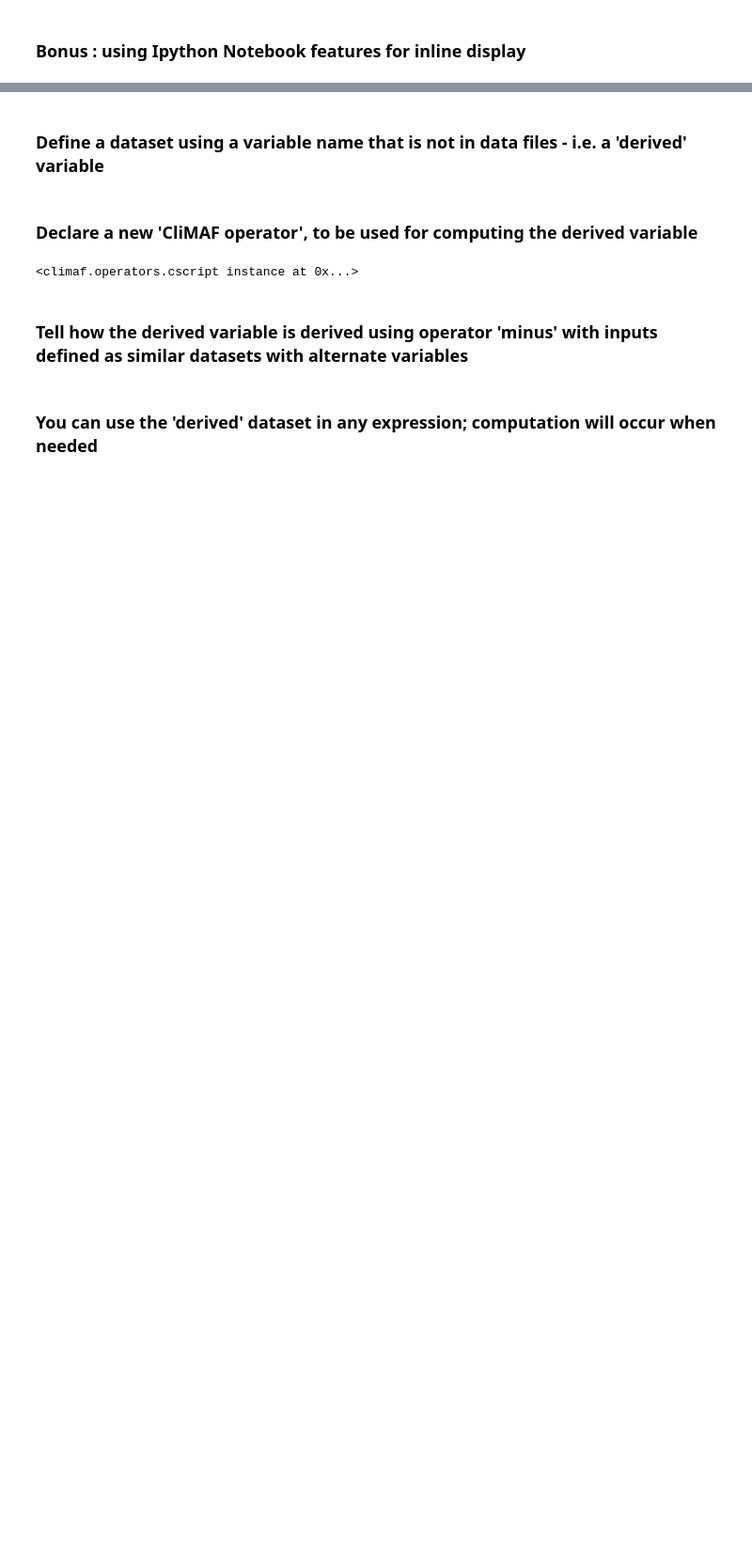
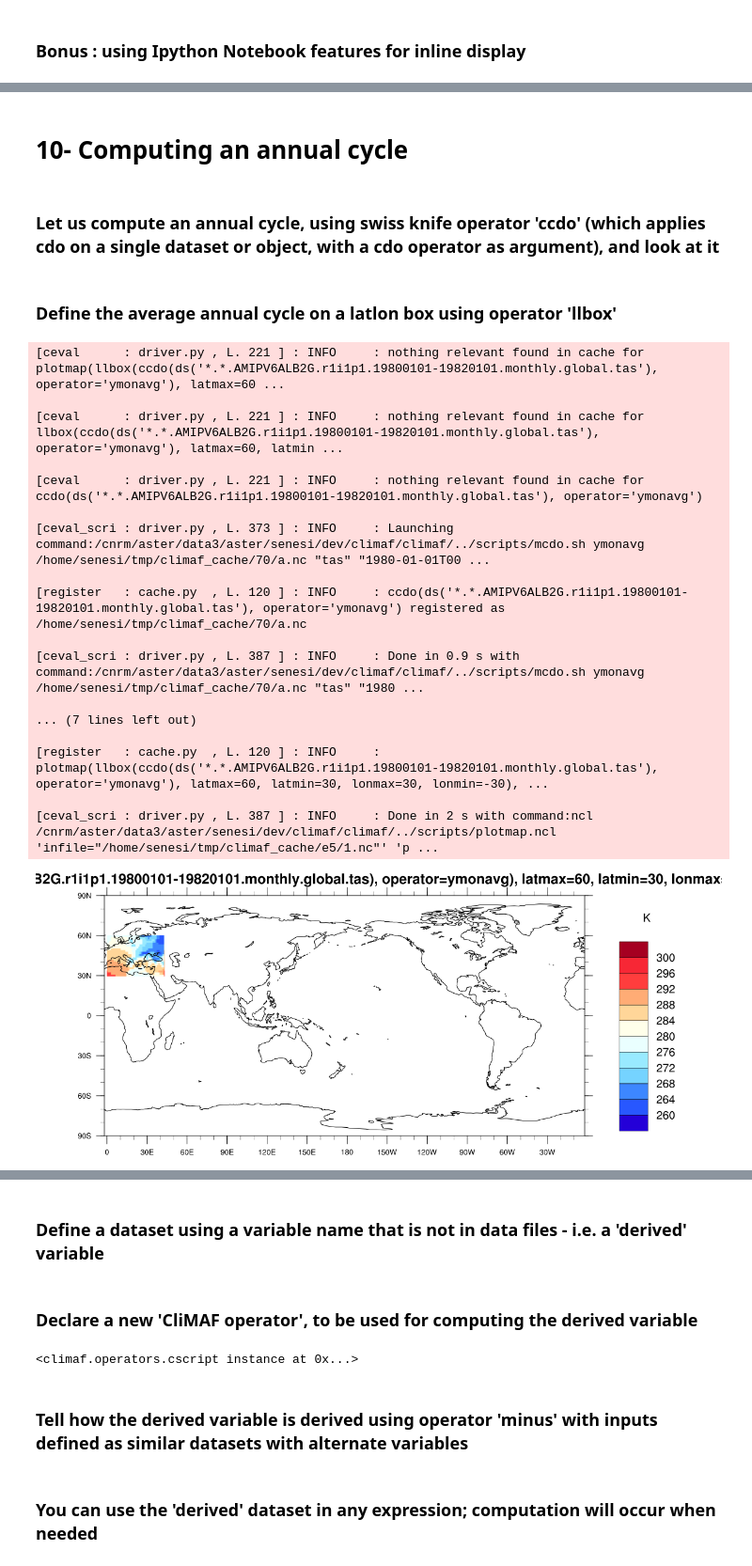
Before and after one commit to rigoudyg/climaf, a Jupyter notebook: examples/ATourOfCliMAF.ipynb, the cells around one changed output, grey strips where cells are left out. Shown: that part at 94% size. Drawn from its saved outputs; the diff is of its cells as text; code cells hidden in the pictures; blank space fills up the shorter version.

```diff
--- a/examples/ATourOfCliMAF.ipynb
+++ b/examples/ATourOfCliMAF.ipynb
@@ -262,0 +344,32 @@ INFO:root:driver.ceval_script : Done with command:ncl /cnrm/aster/data3/aster/se
+# %% [markdown]
+# 10- Computing an annual cycle
+# %% [markdown]
+### Let us compute an annual cycle, using swiss knife operator 'ccdo' (which applies cdo on a single dataset or object, with a cdo operator as argument), and look at it
+# %%
+anncycle=ccdo(tas_ds,operator='ymonavg')
+#ncview(anncycle)
+# %% [markdown]
+### Define the average annual cycle on a latlon box using operator 'llbox'
+# %%
+extract=llbox(anncycle, latmin=30, latmax=60, lonmin=-30, lonmax=30)
+map_extract=plotmap(extract, min=260, max=300, delta=4)
+Image(filename=cfile(map_extract))
+# %% [output]
+[ceval      : driver.py , L. 221 ] : INFO     : nothing relevant found in cache for plotmap(llbox(ccdo(ds('*.*.AMIPV6ALB2G.r1i1p1.19800101-19820101.monthly.global.tas'), operator='ymonavg'), latmax=60 ...
+
+[ceval      : driver.py , L. 221 ] : INFO     : nothing relevant found in cache for llbox(ccdo(ds('*.*.AMIPV6ALB2G.r1i1p1.19800101-19820101.monthly.global.tas'), operator='ymonavg'), latmax=60, latmin ...
+
+[ceval      : driver.py , L. 221 ] : INFO     : nothing relevant found in cache for ccdo(ds('*.*.AMIPV6ALB2G.r1i1p1.19800101-19820101.monthly.global.tas'), operator='ymonavg')
+
+[ceval_scri : driver.py , L. 373 ] : INFO     : Launching command:/cnrm/aster/data3/aster/senesi/dev/climaf/climaf/../scripts/mcdo.sh ymonavg /home/senesi/tmp/climaf_cache/70/a.nc "tas" "1980-01-01T00 ...
+
+[register   : cache.py  , L. 120 ] : INFO     : ccdo(ds('*.*.AMIPV6ALB2G.r1i1p1.19800101-19820101.monthly.global.tas'), operator='ymonavg') registered as /home/senesi/tmp/climaf_cache/70/a.nc
+
+[ceval_scri : driver.py , L. 387 ] : INFO     : Done in 0.9 s with command:/cnrm/aster/data3/aster/senesi/dev/climaf/climaf/../scripts/mcdo.sh ymonavg /home/senesi/tmp/climaf_cache/70/a.nc "tas" "1980 ...
+
+... (7 lines left out)
+
+[register   : cache.py  , L. 120 ] : INFO     : plotmap(llbox(ccdo(ds('*.*.AMIPV6ALB2G.r1i1p1.19800101-19820101.monthly.global.tas'), operator='ymonavg'), latmax=60, latmin=30, lonmax=30, lonmin=-30), ...
+
+[ceval_scri : driver.py , L. 387 ] : INFO     : Done in 2 s with command:ncl /cnrm/aster/data3/aster/senesi/dev/climaf/climaf/../scripts/plotmap.ncl 'infile="/home/senesi/tmp/climaf_cache/e5/1.nc"' 'p ...
+[figure, added]
```
Also changed, not shown: parts of 113 cells of this notebook, 1 other file.
